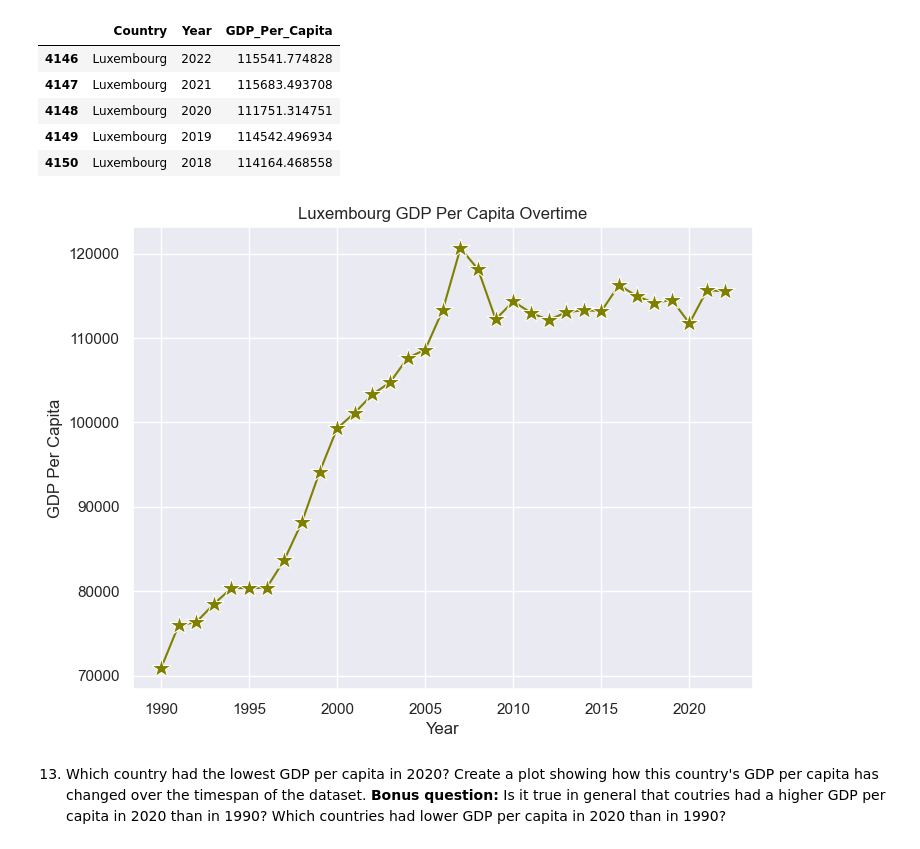
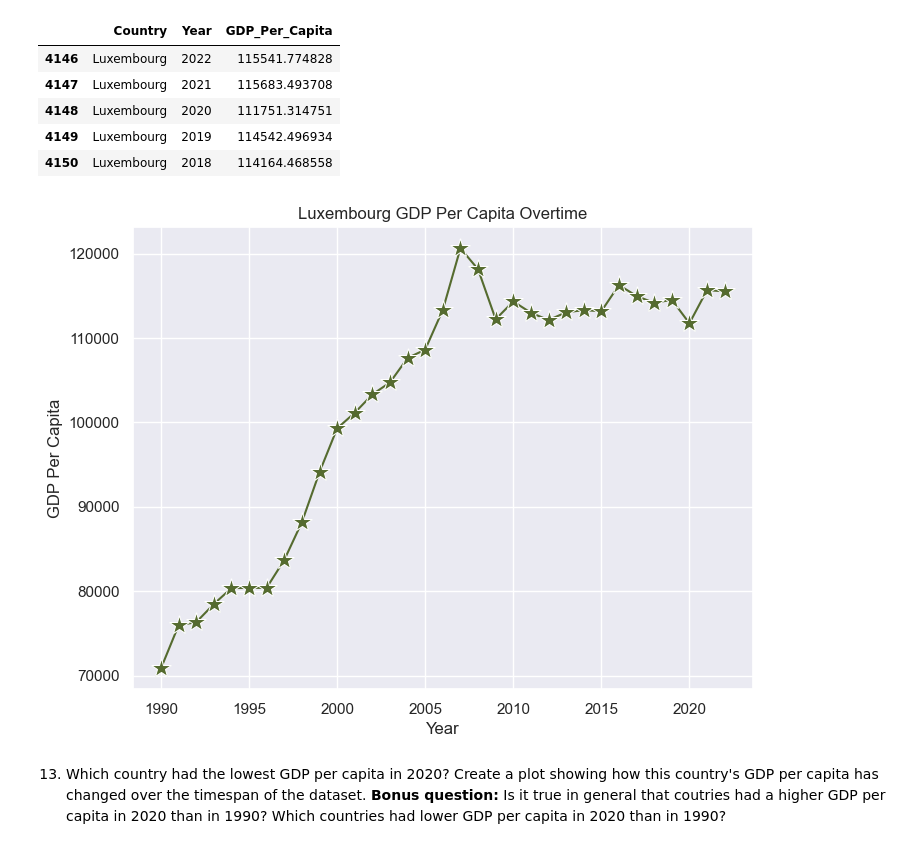
Before and after one commit to NSS-Data-Analytics-Cohort-12/un-python-aimeejohnson, a Jupyter notebook: notebooks/un_project.ipynb, the cells around one changed output. Cells and saved outputs as stored; diff of their text form; code cells hidden in the pictures.

```diff
--- a/notebooks/un_project.ipynb
+++ b/notebooks/un_project.ipynb
@@ -274,18 +267,18 @@ luxembourg.head()
 # %%
 #Create a plot
 plt.figure(figsize=(8, 6)) # Width and Height of the chart
 sns.lineplot(x='Year',
-             y='GDP_Per_Capita', color = 'olive',
+             y='GDP_Per_Capita', color = 'darkolivegreen',
              data=luxembourg,
              marker='*', # Style used to mark the join between 2 points
              markersize=15
             )
 plt.xlabel('Year') # x-axis name
 plt.ylabel('GDP Per Capita') # y-axis name
 plt.title('Luxembourg GDP Per Capita Overtime') # Add a title
 plt.show() # Display the graph
 # %% [output]
-[figure, old version]
+[figure, new version]
 # %% [markdown]
 13. Which country had the lowest GDP per capita in 2020? Create a plot showing how this country's GDP per capita has changed over the timespan of the dataset. **Bonus question:** Is it true in general that coutries had a higher GDP per capita in 2020 than in 1990? Which countries had lower GDP per capita in 2020 than in 1990?
 # %%
```
Also changed, not shown: parts of 23 cells of this notebook.
